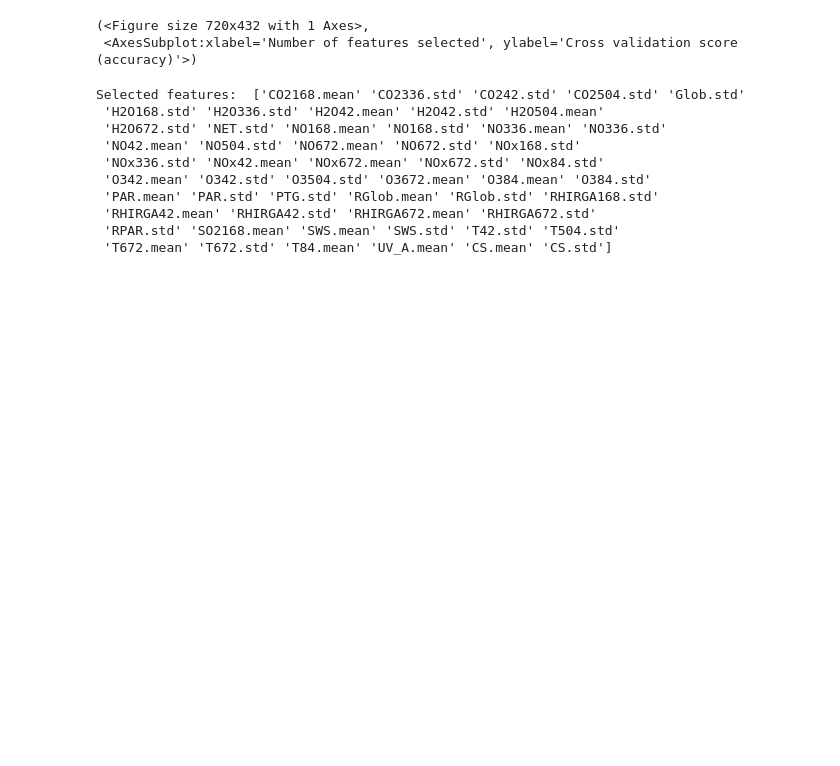
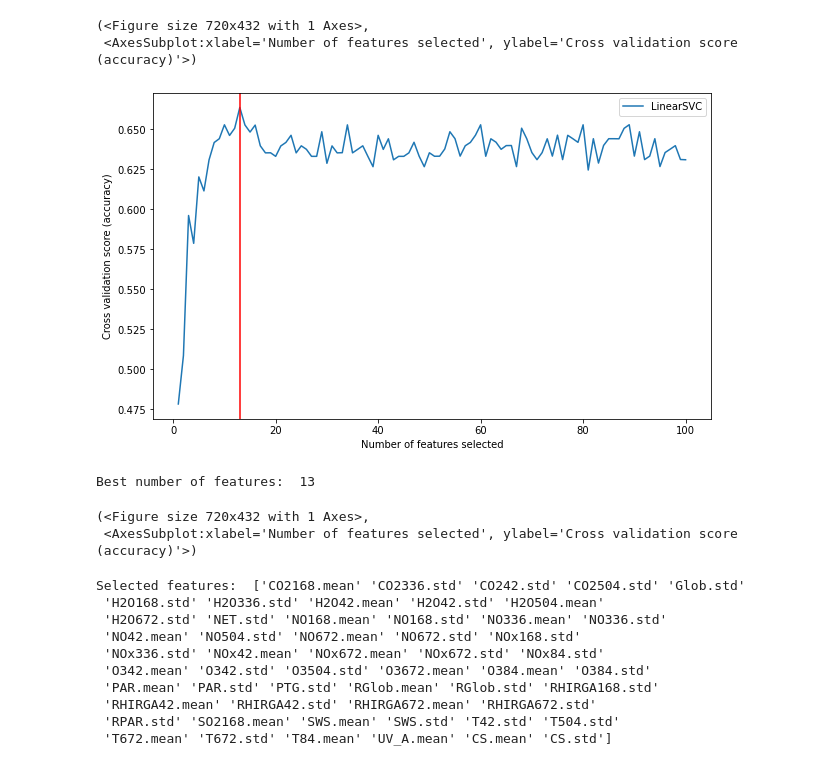
Before and after one commit to lehtoneo/intro-ml-project, a Jupyter notebook: prediction.ipynb, the cells around one changed output. Saved outputs shown, nothing was run; the diff lists cells and outputs as text; code cells hidden in the pictures; blank space fills up the shorter version.

```diff
--- a/prediction.ipynb
+++ b/prediction.ipynb
@@ -292,6 +339,15 @@ plot_feature_importance(pipeline_rfe_c4)
 Best number of features:  54
 (<Figure size 720x432 with 1 Axes>,
  <AxesSubplot:xlabel='Number of features selected', ylabel='Cross validation score (accuracy)'>)
+# %%
+pipeline_rfe_rfc_c4 = feature_selection_RFE_RFC(X, y_4)
+
+plot_feature_importance(pipeline_rfe_rfc_c4)
+# %% [output]
+[figure, added]
+Best number of features:  13
+(<Figure size 720x432 with 1 Axes>,
+ <AxesSubplot:xlabel='Number of features selected', ylabel='Cross validation score (accuracy)'>)
 # %%
 # Selected features
 
```
Also changed, not shown: parts of 22 cells of this notebook, 2 other files.
